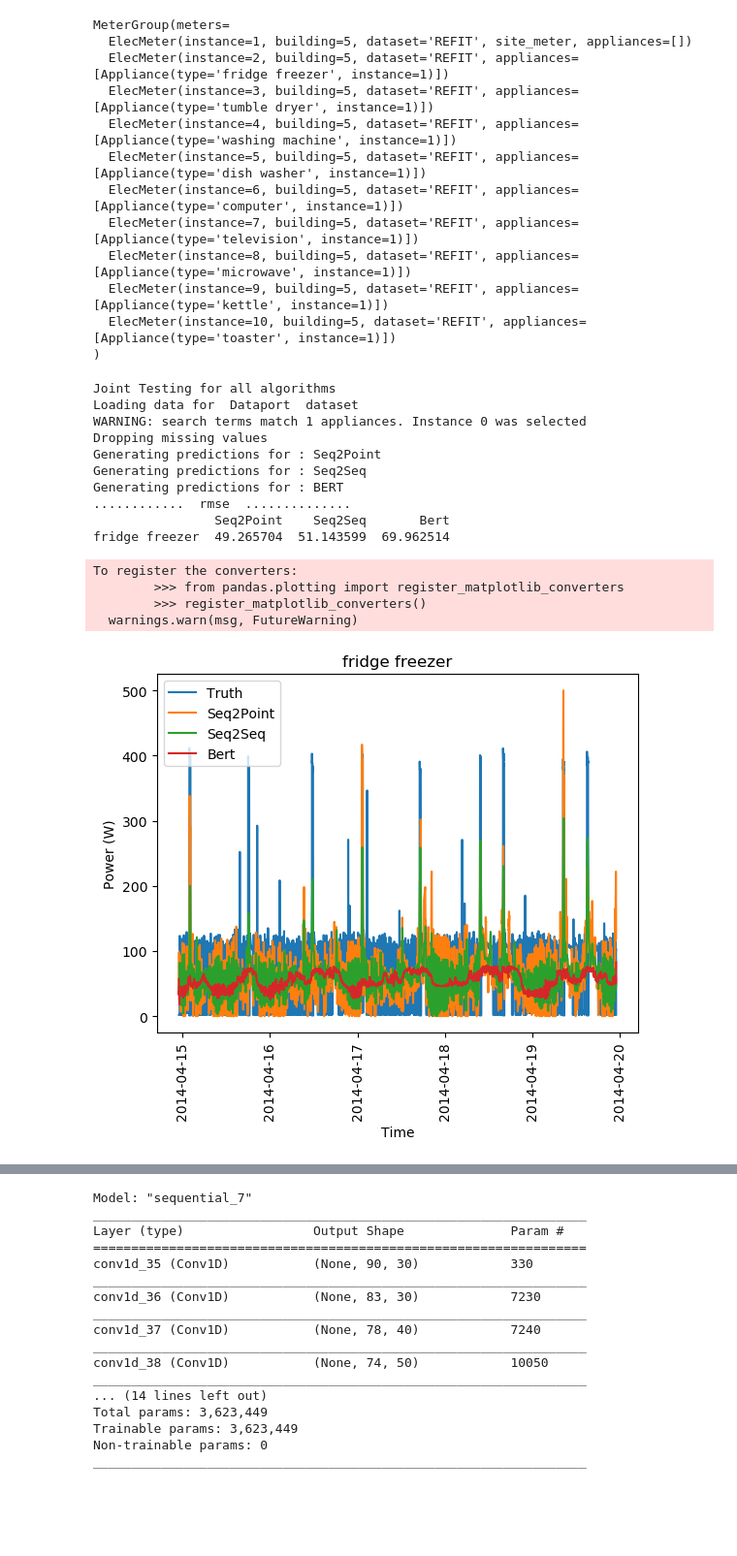
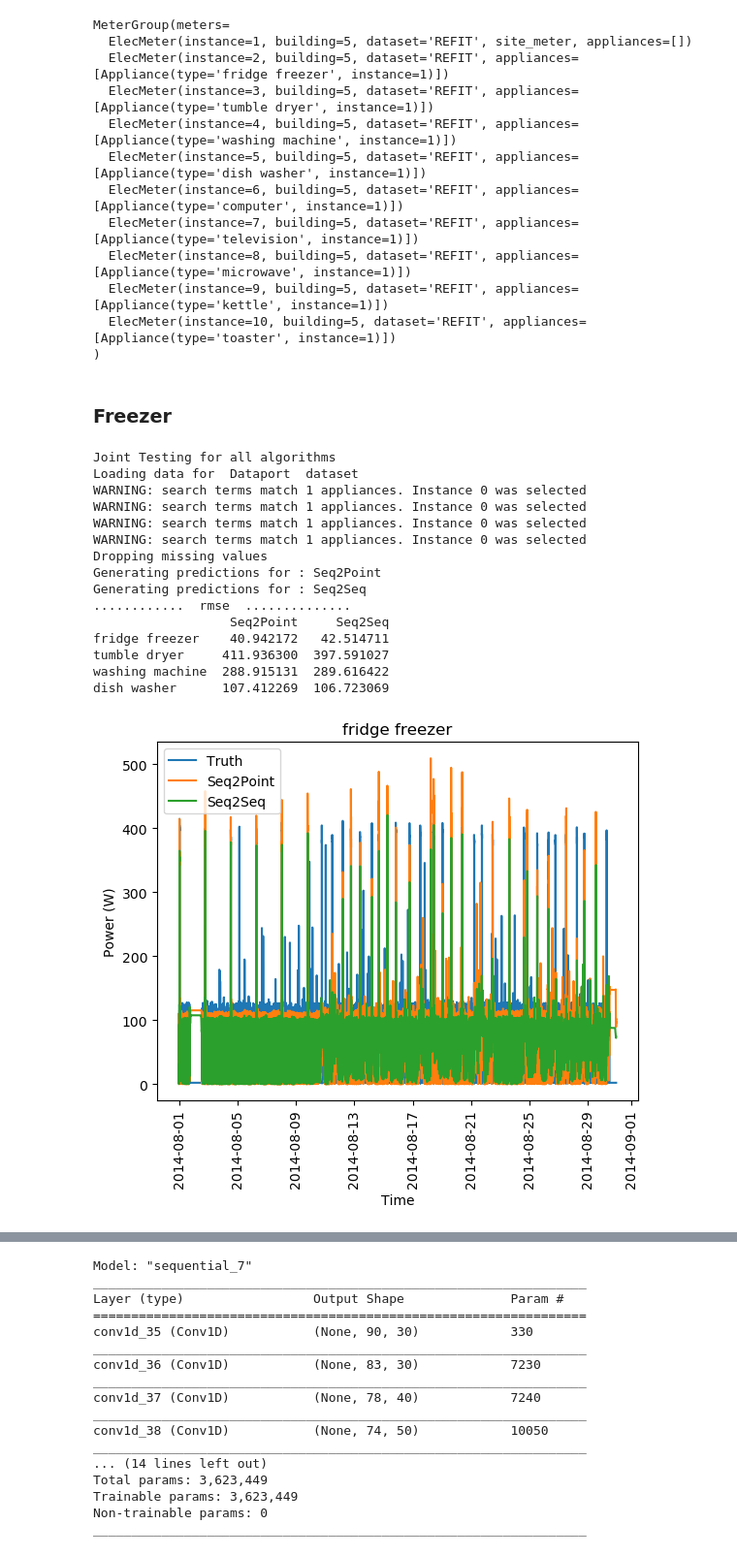
Before and after one commit to johannesgl4d0s/case_study, a Jupyter notebook: CaseStudy1_ml.ipynb, the cells around one changed output, grey strips where cells are left out. Shown at 97% size. Cells and saved outputs as stored; diff of their text form; code cells hidden in the pictures; blank space fills up the shorter version.

```diff
--- a/CaseStudy1_ml.ipynb
+++ b/CaseStudy1_ml.ipynb
@@ -38,12 +41,14 @@ MeterGroup(meters=
   ElecMeter(instance=9, building=5, dataset='REFIT', appliances=[Appliance(type='kettle', instance=1)])
   ElecMeter(instance=10, building=5, dataset='REFIT', appliances=[Appliance(type='toaster', instance=1)])
 )
+# %% [markdown]
+### Freezer
 # %%
-freezer = {
+experiment = {
   "power": {"mains": ["apparent","active"],"appliance": ["apparent","active"]},
   "sample_rate": 60,
-  "appliances": ["fridge freezer"],
-  "methods": {"Seq2Point": Seq2Point({"n_epochs": 5}), "Seq2Seq": Seq2Seq({"n_epochs": 5}), "Bert": BERT({"n_epochs": 1})},
+  "appliances": ["fridge freezer", "tumble dryer", "washing machine", "dish washer"],
+  "methods": {"Seq2Point": Seq2Point({"n_epochs": 5}), "Seq2Seq": Seq2Seq({"n_epochs": 5})},
   "display_predictions": True,
   "train": {
     "datasets": {
@@ -52,7 +57,7 @@ freezer = {
             "buildings": {
                 5: {
                     "start_time": "2014-04-01",
-                    "end_time": "2014-04-30"
+                    "end_time": "2014-07-31"
                     }
                 }
             }
@@ -64,8 +69,8 @@ freezer = {
             "path": "data/REFIT.h5",
             "buildings": {
                 5: {
-                    "start_time": "2014-04-15",
-                    "end_time": "2014-04-20"
+                    "start_time": "2014-08-01",
+                    "end_time": "2014-08-31"
                     }
                 }
             }
@@ -73,21 +78,22 @@ freezer = {
         "metrics":["rmse"]
     }
 }
-# %%
-freezer_model = API(freezer)
-# %% [output]
-Joint Testing for all algorithms
-Loading data for  Dataport  dataset
-WARNING: search terms match 1 appliances. Instance 0 was selected
-Dropping missing values
-Generating predictions for : Seq2Point
-Generating predictions for : Seq2Seq
-Generating predictions for : BERT
-............  rmse  ..............
-                Seq2Point    Seq2Seq       Bert
-fridge freezer  49.265704  51.143599  69.962514
-To register the converters:
-        >>> from pandas.plotting import register_matplotlib_converters
-        >>> register_matplotlib_converters()
-  warnings.warn(msg, FutureWarning)
-[figure, removed]
+# %%
+mod = API(experiment)
+# %% [output]
+Joint Testing for all algorithms
+Loading data for  Dataport  dataset
+WARNING: search terms match 1 appliances. Instance 0 was selected
+WARNING: search terms match 1 appliances. Instance 0 was selected
+WARNING: search terms match 1 appliances. Instance 0 was selected
+WARNING: search terms match 1 appliances. Instance 0 was selected
+Dropping missing values
+Generating predictions for : Seq2Point
+Generating predictions for : Seq2Seq
+............  rmse  ..............
+                  Seq2Point     Seq2Seq
+fridge freezer    40.942172   42.514711
+tumble dryer     411.936300  397.591027
+washing machine  288.915131  289.616422
+dish washer      107.412269  106.723069
+[figure, added]
```
Also changed, not shown: parts of 10 cells of this notebook.
